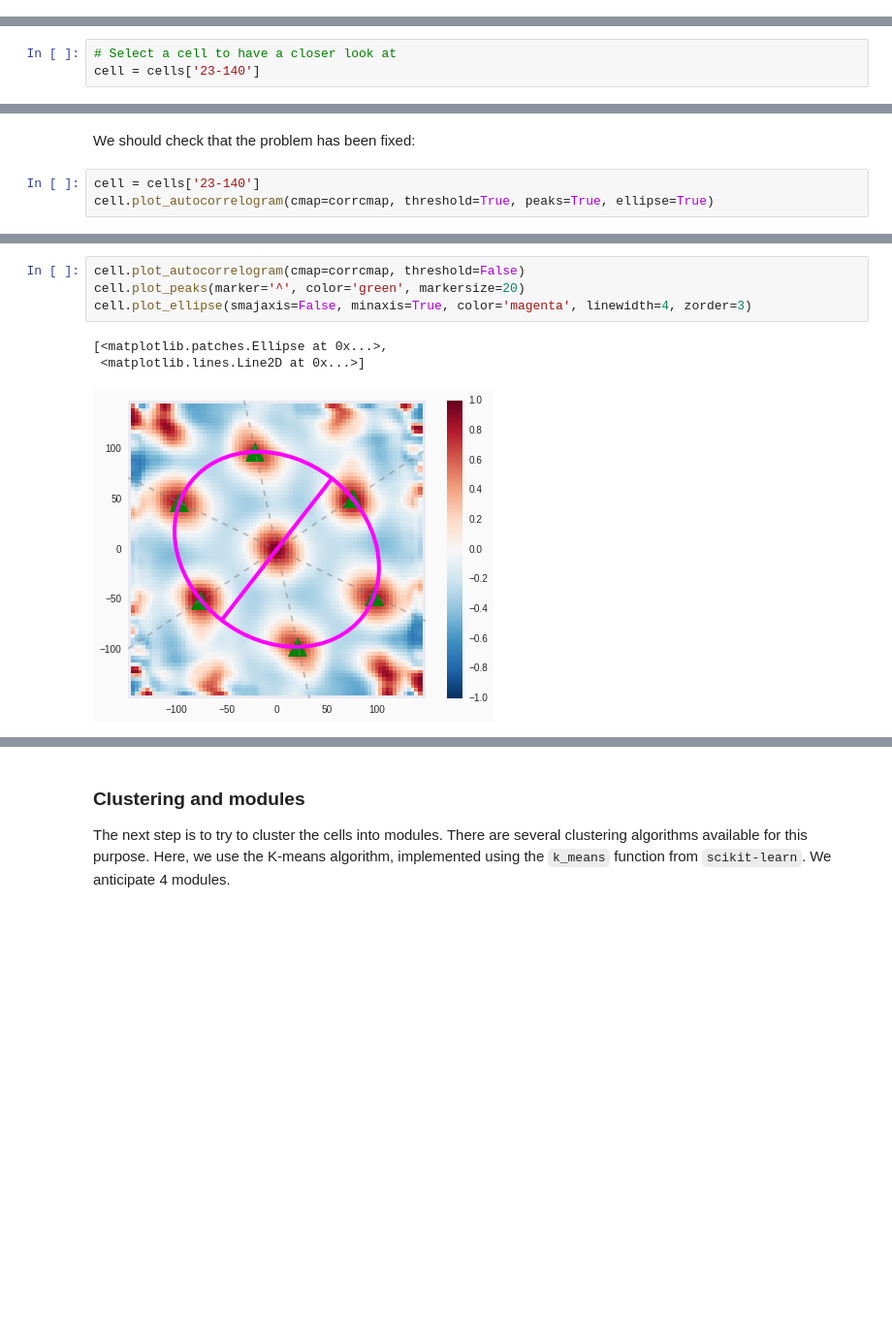
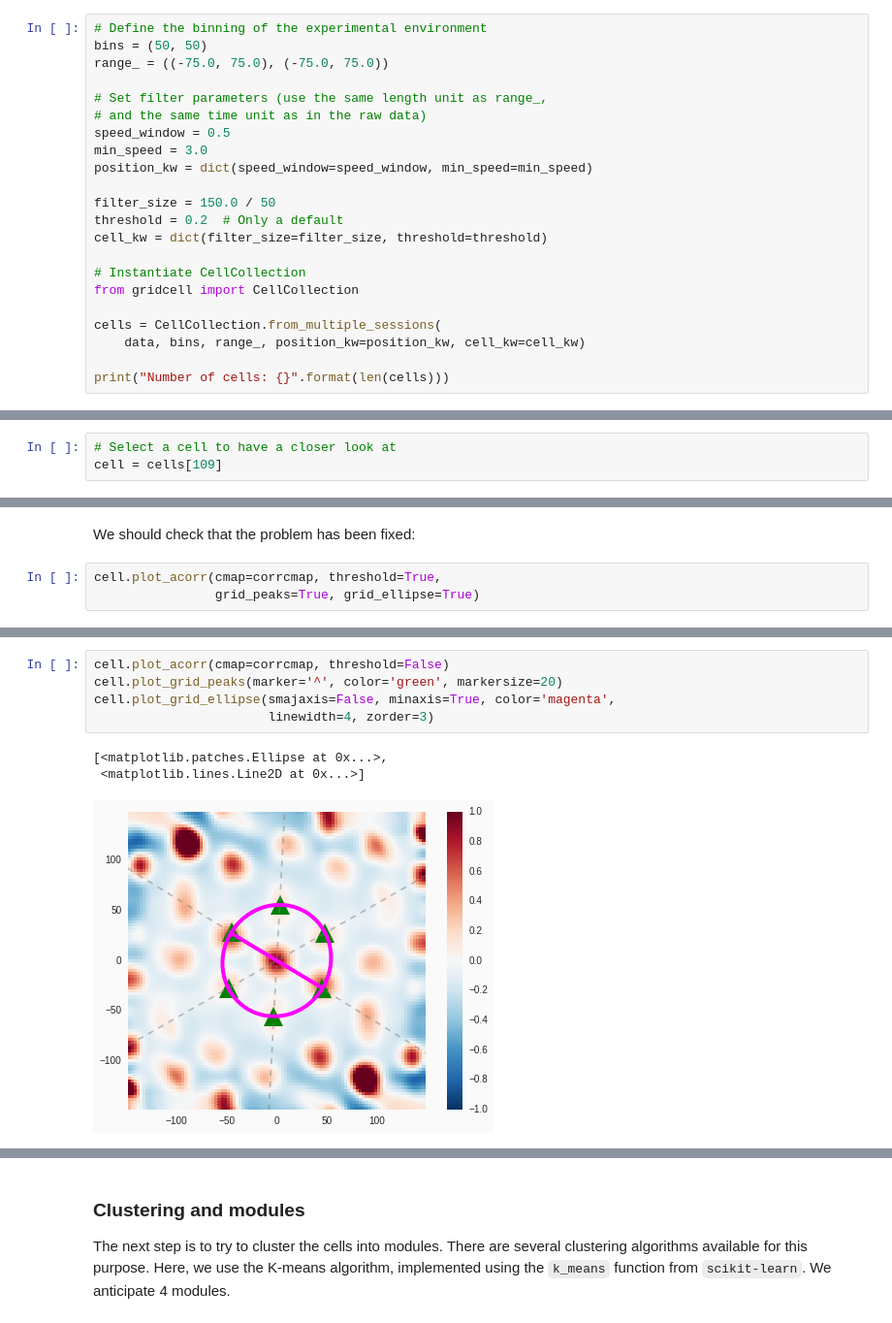
Before and after one commit to danielwe/gridcell, a Jupyter notebook: example.ipynb, the cells around one changed output, grey strips where cells are left out. Shown at 97% size. Drawn from its saved outputs; the diff is of its cells as text; blank space fills up the shorter version.

```diff
--- a/example.ipynb
+++ b/example.ipynb
@@ -83,0 +35,22 @@ cells = CellCollection.from_multiple_sessions(flekkendata, (42, 42), range_,
+# %%
+# Define the binning of the experimental environment
+bins = (50, 50)
+range_ = ((-75.0, 75.0), (-75.0, 75.0))
+
+# Set filter parameters (use the same length unit as range_,
+# and the same time unit as in the raw data)
+speed_window = 0.5
+min_speed = 3.0
+position_kw = dict(speed_window=speed_window, min_speed=min_speed)
+
+filter_size = 150.0 / 50
+threshold = 0.2  # Only a default
+cell_kw = dict(filter_size=filter_size, threshold=threshold)
+
+# Instantiate CellCollection
+from gridcell import CellCollection
+
+cells = CellCollection.from_multiple_sessions(
+    data, bins, range_, position_kw=position_kw, cell_kw=cell_kw)
+
+print("Number of cells: {}".format(len(cells)))
@@ -97,6 +72,6 @@ Now, lets take a look at what we just created. The ``CellCollection`` instance c
 # %%
 # Select a cell to have a closer look at
-cell = cells['23-140']
+cell = cells[109]
 # %% [markdown]
 Let's begin by plotting the raw data -- the path of the rat, with the spike locations of this cell superimposed.
 # %%
@@ -163,6 +135,6 @@ cells = CellCollection.from_multiple_sessions(flekkendata, (42, 42), range_,
 # %% [markdown]
 We should check that the problem has been fixed:
 # %%
-cell = cells['23-140']
-cell.plot_autocorrelogram(cmap=corrcmap, threshold=True, peaks=True, ellipse=True)
+cell.plot_acorr(cmap=corrcmap, threshold=True,
+                grid_peaks=True, grid_ellipse=True)
 # %% [output]
@@ -174,8 +146,9 @@ Notice how the detected peak centers, and the ellipse fitted through them, were
 # %%
-cell.plot_autocorrelogram(cmap=corrcmap, threshold=False)
-cell.plot_peaks(marker='^', color='green', markersize=20)
-cell.plot_ellipse(smajaxis=False, minaxis=True, color='magenta', linewidth=4, zorder=3)
+cell.plot_acorr(cmap=corrcmap, threshold=False)
+cell.plot_grid_peaks(marker='^', color='green', markersize=20)
+cell.plot_grid_ellipse(smajaxis=False, minaxis=True, color='magenta',
+                       linewidth=4, zorder=3)
 # %% [output]
 [<matplotlib.patches.Ellipse at 0x...>,
  <matplotlib.lines.Line2D at 0x...>]
-[figure, old version]
+[figure, new version]
```
Also changed, not shown: parts of 34 cells of this notebook, 12 other files.
